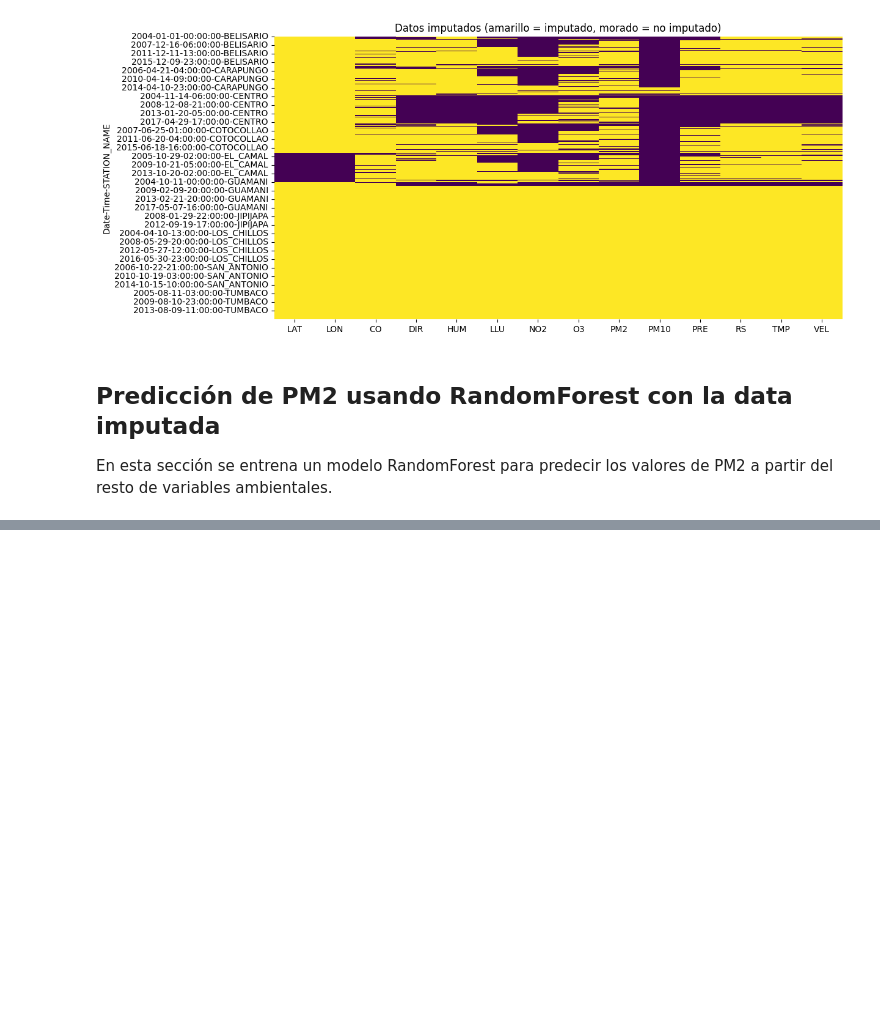
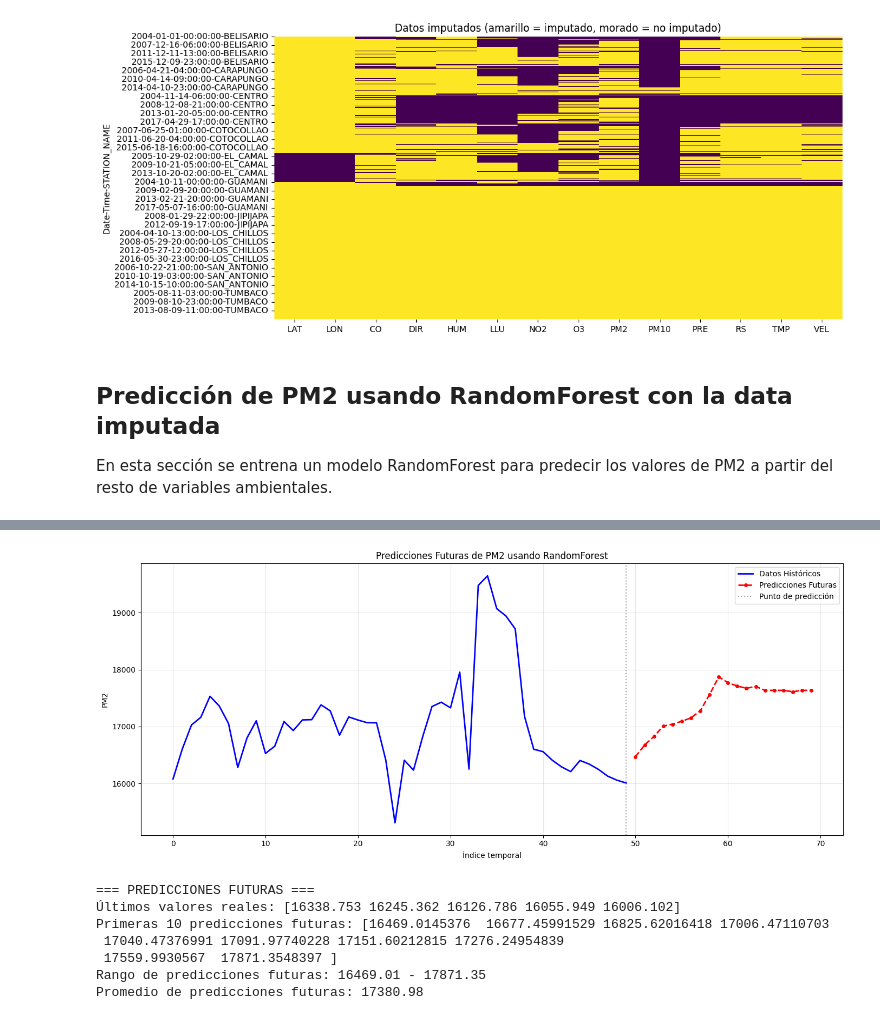
Before and after one commit to JossueJativa/InteligenciaArtificial2, a Jupyter notebook: Proyecto/EJDJ.ipynb, the cells around one changed output, grey strips where cells are left out. Cells and saved outputs as stored; diff of their text form; code cells hidden in the pictures; blank space fills up the shorter version.

```diff
--- a/Proyecto/EJDJ.ipynb
+++ b/Proyecto/EJDJ.ipynb
@@ -350,0 +499,61 @@ plt.show()
+# %%
+# ===================== PREDICCIONES FUTURAS =====================
+
+def predict_future_steps(model, last_window, n_steps=10):
+    """
+    Predice múltiples pasos hacia el futuro usando el modelo entrenado
+    """
+    predictions = []
+    current_window = last_window.copy()
+
+    for step in range(n_steps):
+        # Predecir el siguiente valor
+        next_pred = model.predict(current_window.reshape(1, -1))[0]
+        predictions.append(next_pred)
+
+        # Actualizar la ventana: quitar el primer valor y agregar la predicción
+        # Nota: Esto es simplificado - en realidad necesitaríamos actualizar todas las variables
+        # Por ahora, solo actualizamos manteniendo la estructura
+        current_window = np.roll(current_window, -len(df_clean.columns))
+        # Colocar la nueva predicción en la posición correspondiente a PM2
+        pm2_idx = df_clean.columns.get_loc(target)
+        current_window[-(len(df_clean.columns)) + pm2_idx] = next_pred
+
+    return np.array(predictions)
+
+# Usar la última ventana de los datos de entrenamiento para predicciones futuras
+last_window = X_train[-1]
+future_steps = 20  # Predecir 20 pasos hacia el futuro
+
+future_predictions = predict_future_steps(rf, last_window, future_steps)
+
+# Visualizar predicciones futuras
+plt.figure(figsize=(14, 6))
+
+# Mostrar los últimos datos reales
+last_real_data = y_train[-50:]  # Últimos 50 valores reales
+indices_real = range(len(last_real_data))
+
+# Mostrar predicciones futuras
+indices_future = range(len(last_real_data), len(last_real_data) + future_steps)
+
+plt.plot(indices_real, last_real_data, label='Datos Históricos', color='blue', linewidth=2)
+plt.plot(indices_future, future_predictions, label='Predicciones Futuras',
+         color='red', linewidth=2, linestyle='--', marker='o', markersize=4)
+plt.axvline(x=len(last_real_data)-1, color='gray', linestyle=':', alpha=0.7,
+            label='Punto de predicción')
+
+plt.xlabel('Índice temporal')
+plt.ylabel('PM2')
+plt.title('Predicciones Futuras de PM2 usando RandomForest')
+plt.legend()
+plt.grid(True, alpha=0.3)
+plt.tight_layout()
+plt.show()
+
+print("=== PREDICCIONES FUTURAS ===")
+print(f"Últimos valores reales: {last_real_data[-5:]}")
+print(f"Primeras 10 predicciones futuras: {future_predictions[:10]}")
+print(f"Rango de predicciones futuras: {future_predictions.min():.2f} - {future_predictions.max():.2f}")
+print(f"Promedio de predicciones futuras: {future_predictions.mean():.2f}")
+# %% [output]
@@ -350,0 +577,8 @@ plt.show()
+[figure, added]
+=== PREDICCIONES FUTURAS ===
+Últimos valores reales: [16338.753 16245.362 16126.786 16055.949 16006.102]
+Primeras 10 predicciones futuras: [16469.0145376  16677.45991529 16825.62016418 17006.47110703
+ 17040.47376991 17091.97740228 17151.60212815 17276.24954839
+ 17559.9930567  17871.3548397 ]
+Rango de predicciones futuras: 16469.01 - 17871.35
+Promedio de predicciones futuras: 17380.98
```
Also changed, not shown: parts of 7 cells of this notebook.
